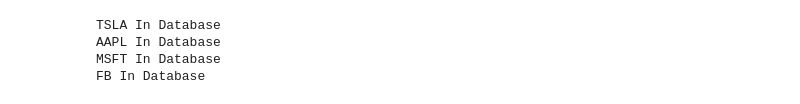
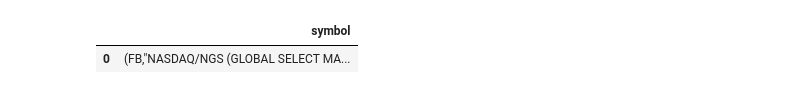
Before and after one commit to wchance/project1, a Jupyter notebook: portfolio-analyzer.ipynb, the cells around one changed output. Drawn from its saved outputs; the diff is of its cells as text; code cells hidden in the pictures.

Commit message:
Working on dataframe for Diversity

```diff
--- a/portfolio-analyzer.ipynb
+++ b/portfolio-analyzer.ipynb
@@ -27,10 +33,7 @@ import hvplot.pandas
 load_dotenv('api_keys.env')
 iex_cloud_api = os.getenv("IEX_CLOUD_API")
 map_box_api = os.getenv("MAPBOX_TOKEN")
+postgres_user = os.getenv("POSTGRES_USER")
 postgres_pwd = os.getenv("POSTGRES_PWD")
 
 px.set_mapbox_access_token(map_box_api)
-# %%
-# create a connection to the database using the create_engine function
-db_name = 'project1_db'
-engine = create_engine(f"postgresql://postgres:{postgres_pwd}@localhost:5432/" + db_name)
@@ -36,0 +73,11 @@ engine = create_engine(f"postgresql://postgres:{postgres_pwd}@localhost:5432/" +
+# %%
+# Connection parameters, yours will be different
+param_dic = {
+    "host"      : "localhost",
+    "database"  : "project1_db",
+    "user"      : postgres_user,
+    "password"  : postgres_pwd
+}
+# %%
+# create a connection to the database
+conn = connect(param_dic)
@@ -54,22 +96,60 @@ iex_cloud_base_url = 'https://cloud.iexapis.com/stable'
 for ticker in df_tickers:
     # Check if ticker is in Database
     exists_query = f"SELECT EXISTS (select true from company where symbol='{ticker}');"
-    exists = pd.read_sql(exists_query, engine)
+    exists = pd.read_sql(exists_query, conn)
     if exists.iloc[0][0] == True:
-        print(f'{ticker} In Database')
+        #print(f'{ticker} In Database')
         # Query database
         get_query = f"SELECT * FROM company WHERE symbol='{ticker}';"
-        exists = pd.read_sql(exists_query, engine)
-        # Add to dataframe
+        exists = pd.read_sql(exists_query, conn)
+        # Construct dataframe
+        #column_names = ["symbol","exchange","industry","sector","country"]
+        column_names = ["symbol"]
+        #company_query = f"SELECT (symbol,exchange,industry,sector,country) FROM company WHERE symbol='{ticker}';"
+        company_query = f"SELECT (symbol,exchange,industry,sector,country) FROM company WHERE symbol='{ticker}';"
+        df = postgresql_to_dataframe(conn, company_query, column_names)
+
+        #cursor = conn.cursor()
+        #cursor.execute(company_query)
+        #records = cursor.fetchall()[0][0]
+
+
+
+        #pd.read_sql(company_query, engine)
+        #df = DataFrame()
     else:
-        print(f'{ticker} Not in Database')
+        #print(f'{ticker} Not in Database')
         # Query company info from api
         iex_cloud_company = (f'/stock/{ticker}/company?token={iex_cloud_api}')
         company_response = requests.get(iex_cloud_base_url + iex_cloud_company)
         data = company_response.json()
-        # Insert to datase
-        insert_query = f"INSERT INTO company (symbol,companyName,exchange,securityName,issueType) VALUES ('{ticker}','Chance Telecom','NASDAQ','Test','cs');"
-        engine.execute(insert_query, value)
+
+        # Insert to database
+        insert_query = "INSERT INTO company (symbol,companyName,exchange,industry,website,CEO," \
+            "securityName,issueType,sector,primarySicCode,employees,address,address2,state,city,zip,country,phone)" \
+            "VALUES('{0}','{1}','{2}','{3}','{4}',{5},'{6}','{7}','{8}','{9}','{10}','{11}','{12}','{13}','{14}'" \
+            ",'{15}','{16}','{17}')".format(data.get('symbol'),
+                                            data.get('companyName'),
+                                            data.get('exchange'),
+                                            data.get('industry'),
+                                            data.get('website'),
+                                            #data.get('description'),
+                                            data.get('CEO'),
+                                            data.get('securityName'),
+                                            data.get('issueType'),
+                                            data.get('sector'),
+                                            data.get('primarySicCode'),
+                                            data.get('employees'),
+                                            #data.get('tags'),
+                                            data.get('address'),
+                                            data.get('address2'),
+                                            data.get('state'),
+                                            data.get('city'),
+                                            data.get('zip'),
+                                            data.get('country'),
+                                            data.get('phone'))
+
+        engine.execute(insert_query, data)
         # Add to dataframe
 
 
@@ -80,8 +160,8 @@ for ticker in df_tickers:
     # Endpoint URL
 
 #pd.DataFrame.from_dict(data, orient='columns')
-# %% [output]
-TSLA In Database
-AAPL In Database
-MSFT In Database
-FB In Database
+# %%
+df
+# %% [output]
+|  | symbol |
+| 0 | (FB,"NASDAQ/NGS (GLOBAL SELECT MA... |
```
Also changed, not shown: parts of 9 cells of this notebook.
